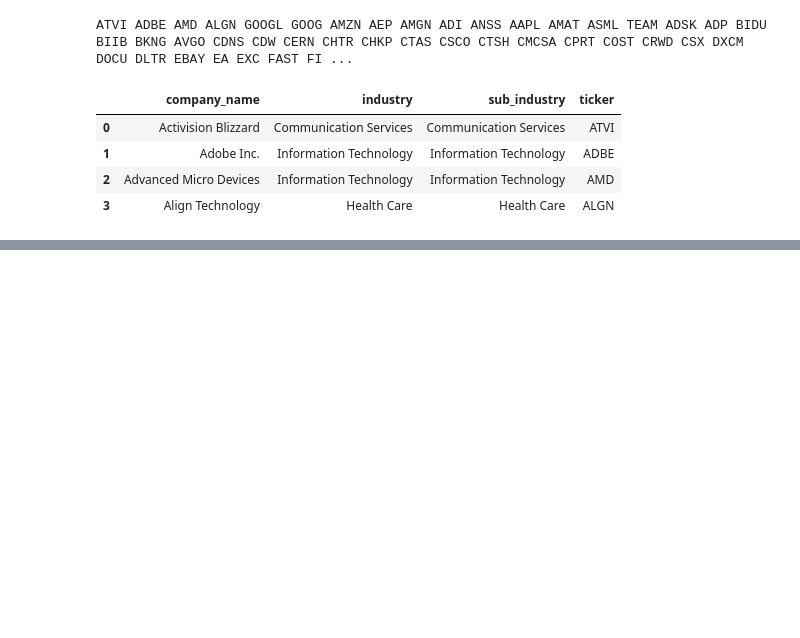
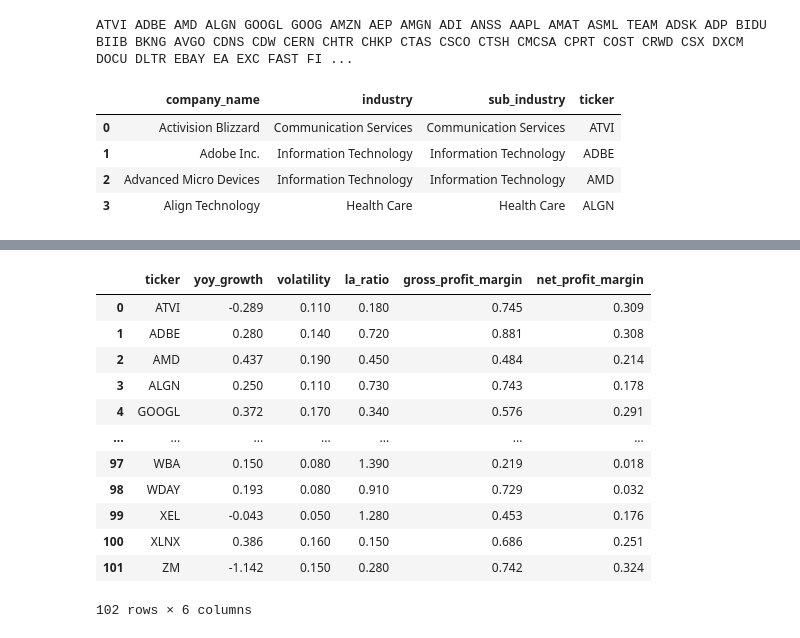
Before and after one commit to ipansh/choosy-stock, a Jupyter notebook: api_wrapper.ipynb, the cells around one changed output, grey strips where cells are left out. Drawn from its saved outputs; the diff is of its cells as text; code cells hidden in the pictures; blank space fills up the shorter version.

```diff
--- a/api_wrapper.ipynb
+++ b/api_wrapper.ipynb
@@ -258,0 +258,18 @@ final_df
+# %%
+analysis_df = final_df[['ticker','yoy_growth','volatility','la_ratio','gross_profit_margin','net_profit_margin']]
+
+analysis_df
+# %% [output]
+|  | ticker | yoy_growth | volatility | la_ratio | gross_profit_margin | net_profit_margin |
+| 0 | ATVI | -0.289 | 0.110 | 0.180 | 0.745 | 0.309 |
+| 1 | ADBE | 0.280 | 0.140 | 0.720 | 0.881 | 0.308 |
+| 2 | AMD | 0.437 | 0.190 | 0.450 | 0.484 | 0.214 |
+| 3 | ALGN | 0.250 | 0.110 | 0.730 | 0.743 | 0.178 |
+| 4 | GOOGL | 0.372 | 0.170 | 0.340 | 0.576 | 0.291 |
+| ... | ... | ... | ... | ... | ... | ... |
+| 97 | WBA | 0.150 | 0.080 | 1.390 | 0.219 | 0.018 |
+| 98 | WDAY | 0.193 | 0.080 | 0.910 | 0.729 | 0.032 |
+| 99 | XEL | -0.043 | 0.050 | 1.280 | 0.453 | 0.176 |
+| 100 | XLNX | 0.386 | 0.160 | 0.150 | 0.686 | 0.251 |
+| 101 | ZM | -1.142 | 0.150 | 0.280 | 0.742 | 0.324 |
+102 rows × 6 columns
```
Also changed, not shown: parts of 19 cells of this notebook, 2 other files.
